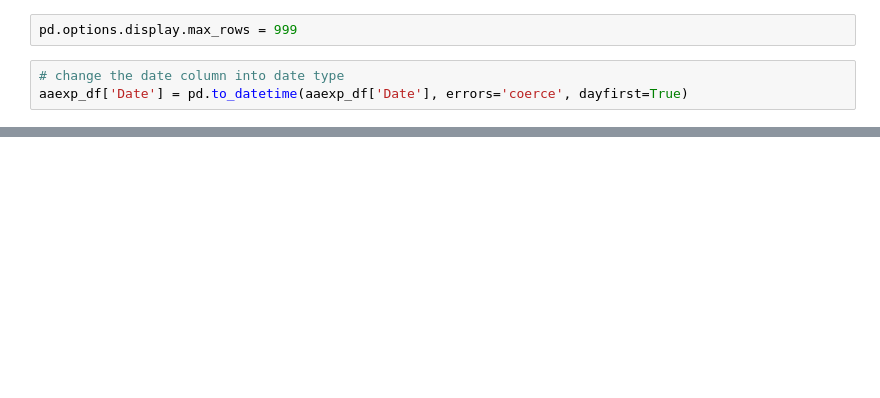
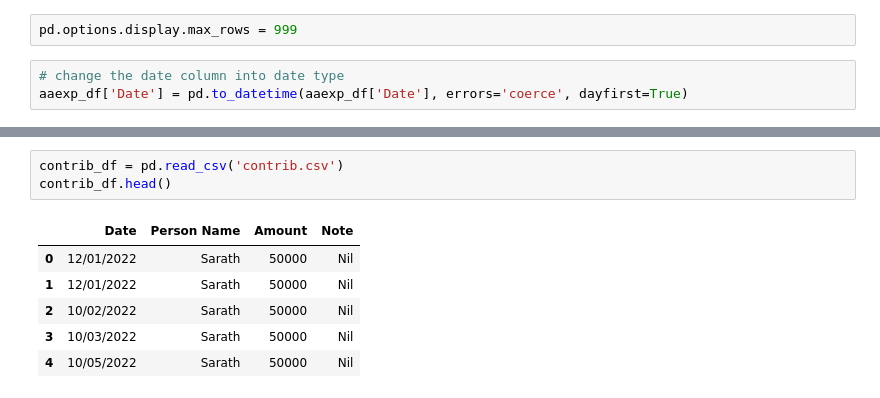
Before and after one commit to kishorekanala/aaexp, a Jupyter notebook: aaexp.ipynb, the cells around one changed output, grey strips where cells are left out. Saved outputs shown, nothing was run; the diff lists cells and outputs as text; blank space fills up the shorter version.

```diff
--- a/aaexp.ipynb
+++ b/aaexp.ipynb
@@ -42,0 +140,10 @@ head_sum_dict
+# %%
+contrib_df = pd.read_csv('contrib.csv')
+contrib_df.head()
+# %% [output]
+|  | Date | Person Name | Amount | Note |
+| 0 | 12/01/2022 | Sarath | 50000 | Nil |
+| 1 | 12/01/2022 | Sarath | 50000 | Nil |
+| 2 | 10/02/2022 | Sarath | 50000 | Nil |
+| 3 | 10/03/2022 | Sarath | 50000 | Nil |
+| 4 | 10/05/2022 | Sarath | 50000 | Nil |
```
Also changed, not shown: parts of 11 cells of this notebook, 4 other files.
